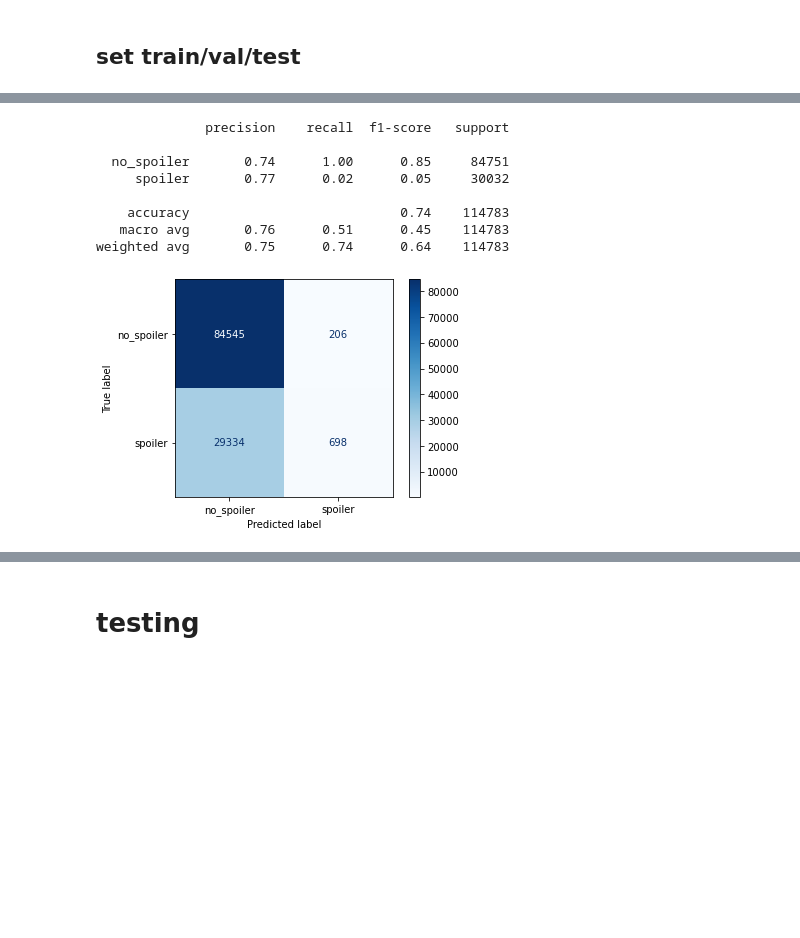
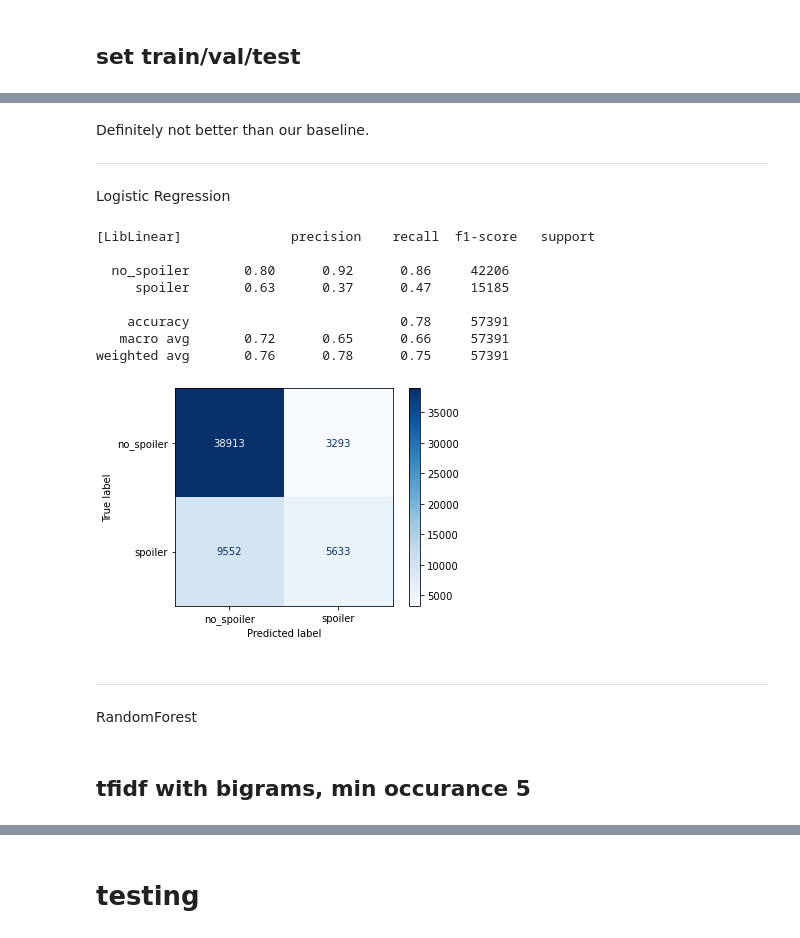
Before and after one commit to brtracy/capstone_project, a Jupyter notebook: spoiler-y.ipynb, the cells around one changed output, grey strips where cells are left out. Cells and saved outputs as stored; diff of their text form; code cells hidden in the pictures; blank space fills up the shorter version.

```diff
--- a/spoiler-y.ipynb
+++ b/spoiler-y.ipynb
@@ -558,8 +545,8 @@ def lem_review(df):
 X = review_df.review_text_lemmed
 y = review_df.is_spoiler
 
-# We want 20% of our data for test and 20% for validation, generate our holdout number
-holdout = round(len(X) * 0.2)
+# We want 10% of our data for test and 10% for validation, generate our holdout number
+holdout = round(len(X) * 0.1)
 # %%
 # do first train/test split for train/val set and test set
 X_trainval, X_test, y_trainval, y_test = train_test_split(X, y, random_state=42, test_size=holdout)
@@ -578 +568,16 @@ X_test / y_test shapes: (114783,), (114783,)
+# %%
+# helper function to transform the training and validation data
+def transformX(vectorizer, train=X_train, val=X_val, train_target=y_train, val_target=y_val):
+    # fit/transform training data
+    train_vec = vectorizer.fit_transform(train)
+    train_vec = pd.DataFrame.sparse.from_spmatrix(train_vec)
+    train_vec.columns = sorted(vectorizer.vocabulary_)
+    train_vec.set_index(train_target.index, inplace=True)
+    # transform validation data
+    val_vec = vectorizer.transform(val)
+    val_vec = pd.DataFrame.sparse.from_spmatrix(val_vec)
+    val_vec.columns = sorted(vectorizer.vocabulary_)
+    val_vec.set_index(val_target.index, inplace=True)
+    # return both dataframes
+    return train_vec, val_vec
 # %% [markdown]
@@ -614,0 +587,11 @@ len(tf_vec_v1.vocabulary_)
+# %%
+# set tfidf vectorizer, default parameters
+base_tfidf = TfidfVectorizer()
+
+X_train_tfidf, X_val_tfidf = transformX(base_tfidf)
+
+# helper function to make fitting, predicting and reporting easier
+def fitpredreport(model):
+    model.fit(X_train_tfidf, y_train)
+    y_pred = model.predict(X_val_tfidf)
+    report(y_val, y_pred)
@@ -624,12 +616,22 @@ y_pred_v1 = mnb.predict(X_val_vec_v1)
+# %% [markdown]
+Definitely not better than our baseline.
+_________
+Logistic Regression
 # %%
-report(y_val, y_pred_v1)
+# instantiate logistic regression model
+lr_v1 = LogisticRegression(verbose=1, solver='liblinear', random_state=42, C=5, max_iter=1000)
+# fit, predict and report with helper function
+fitpredreport(lr_v1)
 # %% [output]
-              precision    recall  f1-score   support
+[LibLinear]              precision    recall  f1-score   support
 
-  no_spoiler       0.74      1.00      0.85     84751
-     spoiler       0.77      0.02      0.05     30032
+  no_spoiler       0.80      0.92      0.86     42206
+     spoiler       0.63      0.37      0.47     15185
 
-    accuracy                           0.74    114783
-   macro avg       0.76      0.51      0.45    114783
-weighted avg       0.75      0.74      0.64    114783
+    accuracy                           0.78     57391
+   macro avg       0.72      0.65      0.66     57391
+weighted avg       0.76      0.78      0.75     57391
-[figure, old version]
+[figure, new version]
+# %% [markdown]
+________
+RandomForest
@@ -635,0 +643,2 @@ weighted avg       0.75      0.74      0.64    114783
+# %% [markdown]
+## tfidf with bigrams, min occurance 5
```
Also changed, not shown: parts of 28 cells of this notebook.
